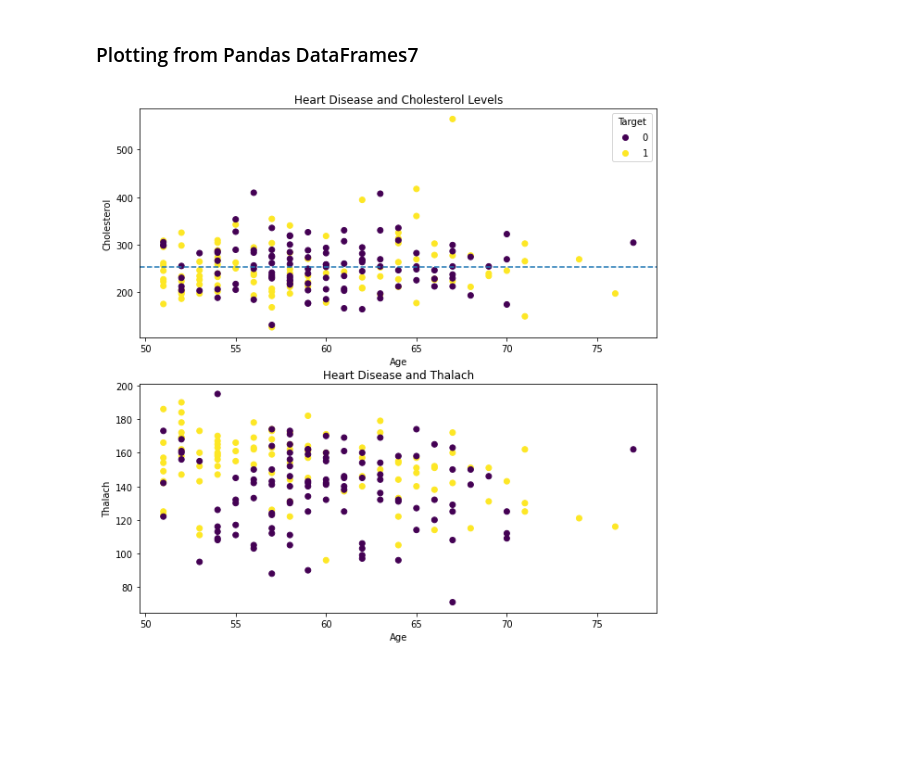
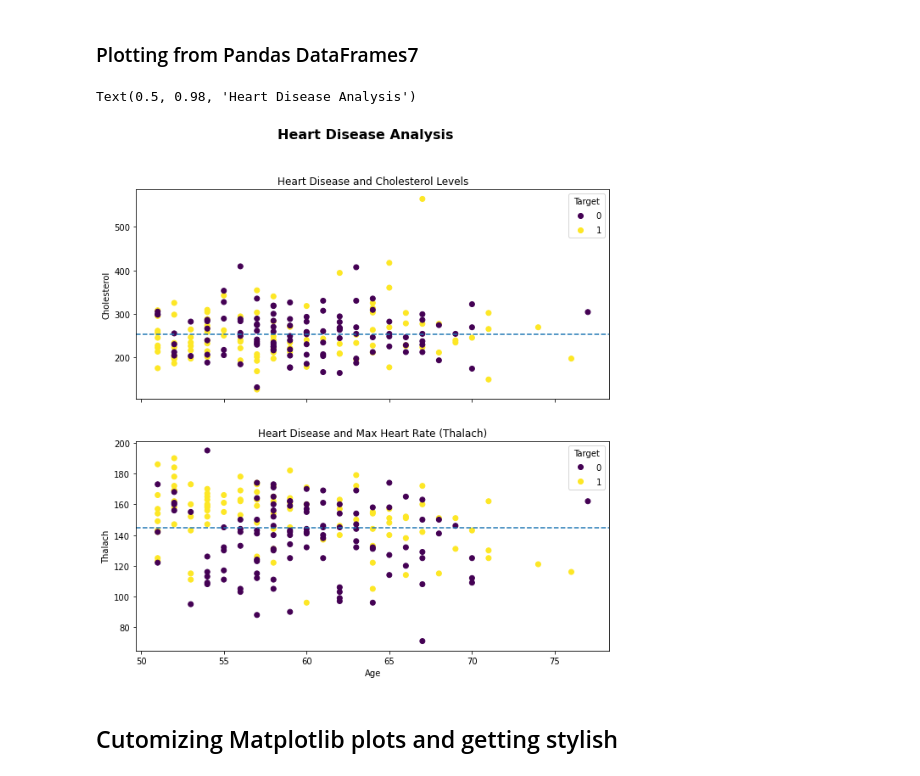
Before and after one commit to IanSeng/MachineLearning, a Jupyter notebook: ml-course/learn-matplotlib/introduction-to-matplotlib.ipynb, the cells around one changed output. Drawn from its saved outputs; the diff is of its cells as text; code cells hidden in the pictures; blank space fills up the shorter version.

Commit message:
complete ml matplot lib course

```diff
--- a/ml-course/learn-matplotlib/introduction-to-matplotlib.ipynb
+++ b/ml-course/learn-matplotlib/introduction-to-matplotlib.ipynb
@@ -559,37 +559,46 @@ ax.axhline(over_50["chol"].mean(),
 ### Plotting from Pandas DataFrames7
 # %%
 # Subplot of chol, age, thalach
-fig, (ax0, ax1) = plt.subplots(nrows=2, ncols=1, figsize=(10, 10))
+fig, (ax0, ax1) = plt.subplots(nrows=2, ncols=1, figsize=(10, 10), sharex=True)
 
 # Add data to ax0
 scatter = ax0.scatter(x=over_50["age"],
                     y=over_50["chol"],
                     c=over_50["target"]);
 
 # Customize ax0
 ax0.set(title="Heart Disease and Cholesterol Levels",
-       xlabel="Age",
        ylabel="Cholesterol")
 
 # Add a legend to ax0
 ax0.legend(*scatter.legend_elements(), title="Target")
 
 # Add a mean horizontal line
 ax0.axhline(over_50["chol"].mean(),
            linestyle="--")
 
 
 # Add data to ax1
 scatter1 = ax1.scatter(x=over_50["age"],
                       y=over_50["thalach"],
                       c=over_50["target"]);
 
 # Add lebel
-ax1.set(title="Heart Disease and Thalach",
+ax1.set(title="Heart Disease and Max Heart Rate (Thalach)",
        xlabel="Age",
        ylabel="Thalach");
 
 # Add legend
-ax1.legend(*s)
+ax1.legend(*scatter.legend_elements(), title="Target");
+
+# Add horizontal line
+ax1.axhline(over_50["thalach"].mean(),
+           linestyle="--");
+
+# Add title to the figure
+fig.suptitle("Heart Disease Analysis", fontsize=16, fontweight="bold")
 # %% [output]
+Text(0.5, 0.98, 'Heart Disease Analysis')
-[figure, old version]
+[figure, new version]
+# %% [markdown]
+## Cutomizing Matplotlib plots and getting stylish
```
Also changed, not shown: parts of 25 cells of this notebook, 1 other file.
